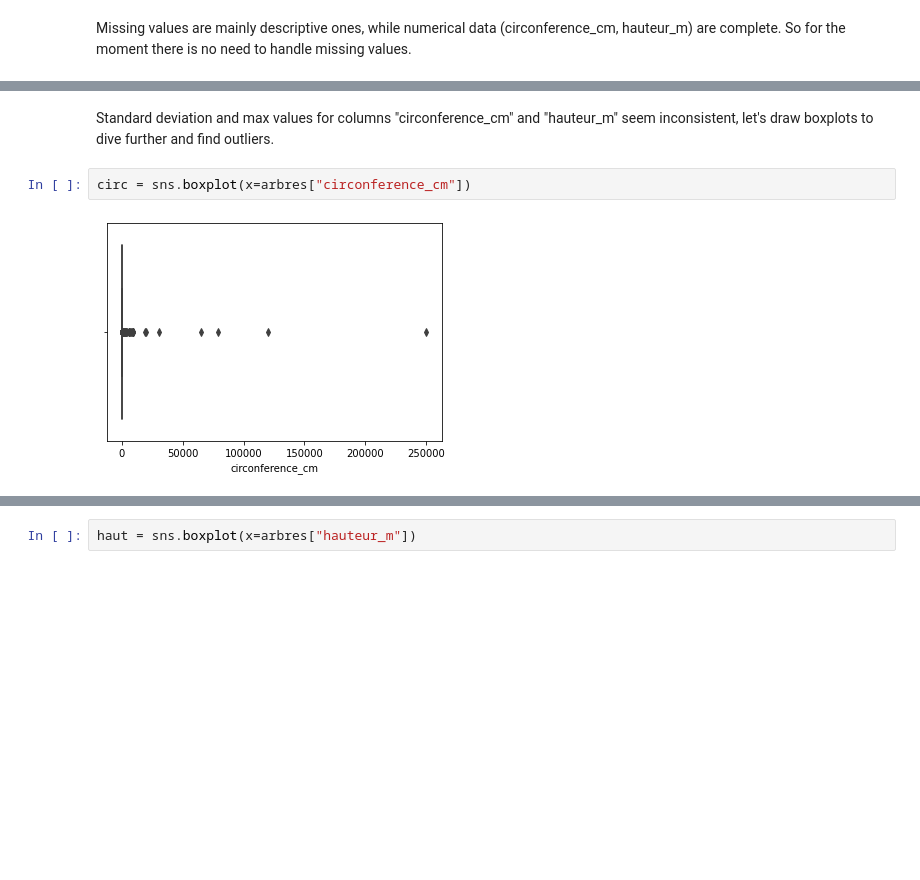
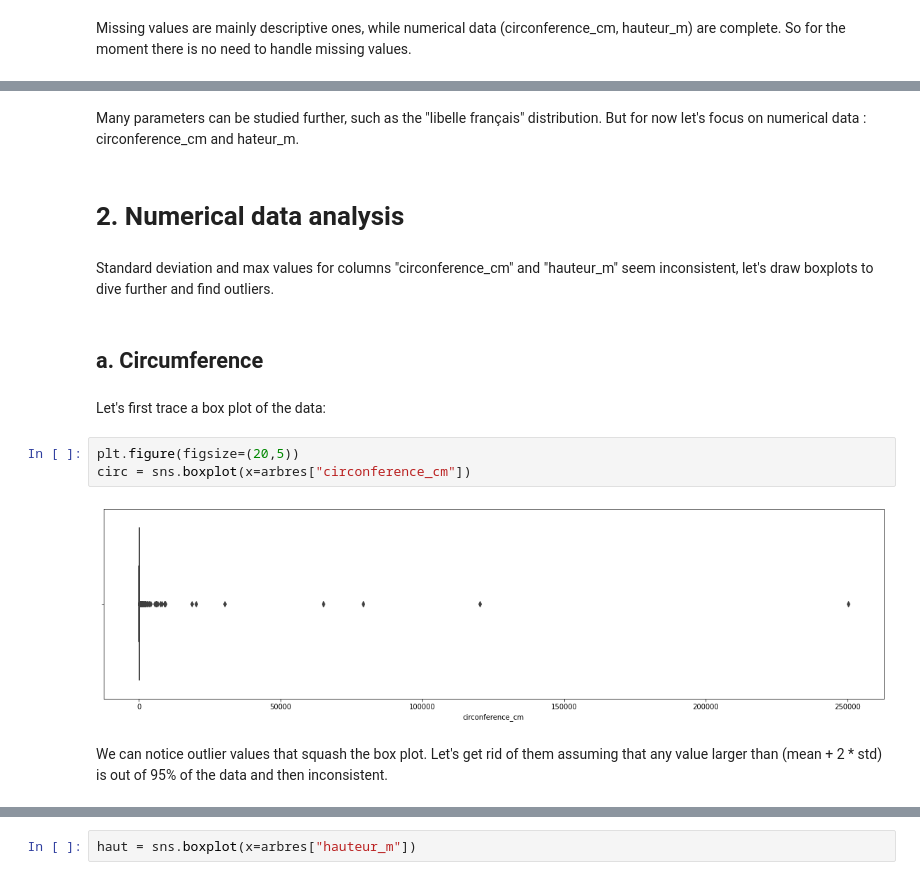
Before and after one commit to SoCrespo/OC-IA-P02, a Jupyter notebook: projet02.ipynb, the cells around one changed output, grey strips where cells are left out. Cells and saved outputs as stored; diff of their text form; blank space fills up the shorter version.

```diff
--- a/projet02.ipynb
+++ b/projet02.ipynb
@@ -113,6 +125,17 @@ arbres.describe()
+# %% [markdown]
+Many parameters can be studied further, such as the "libelle français" distribution. But for now let's focus on numerical data : circonference_cm and hateur_m.
+# %% [markdown]
+# 2. Numerical data analysis
 # %% [markdown]
 Standard deviation and max values for columns "circonference_cm" and "hauteur_m" seem inconsistent, let's draw boxplots to dive further and find outliers.
+# %% [markdown]
+## a. Circumference
+# %% [markdown]
+Let's first trace a box plot of the data:
 # %%
+plt.figure(figsize=(20,5))
 circ = sns.boxplot(x=arbres["circonference_cm"])
 # %% [output]
-[figure, old version]
+[figure, new version]
+# %% [markdown]
+We can notice outlier values that squash the box plot. Let's get rid of them assuming that any value larger than (mean + 2 * std) is out of 95% of the data and then inconsistent.
```
Also changed, not shown: parts of 35 cells of this notebook.
